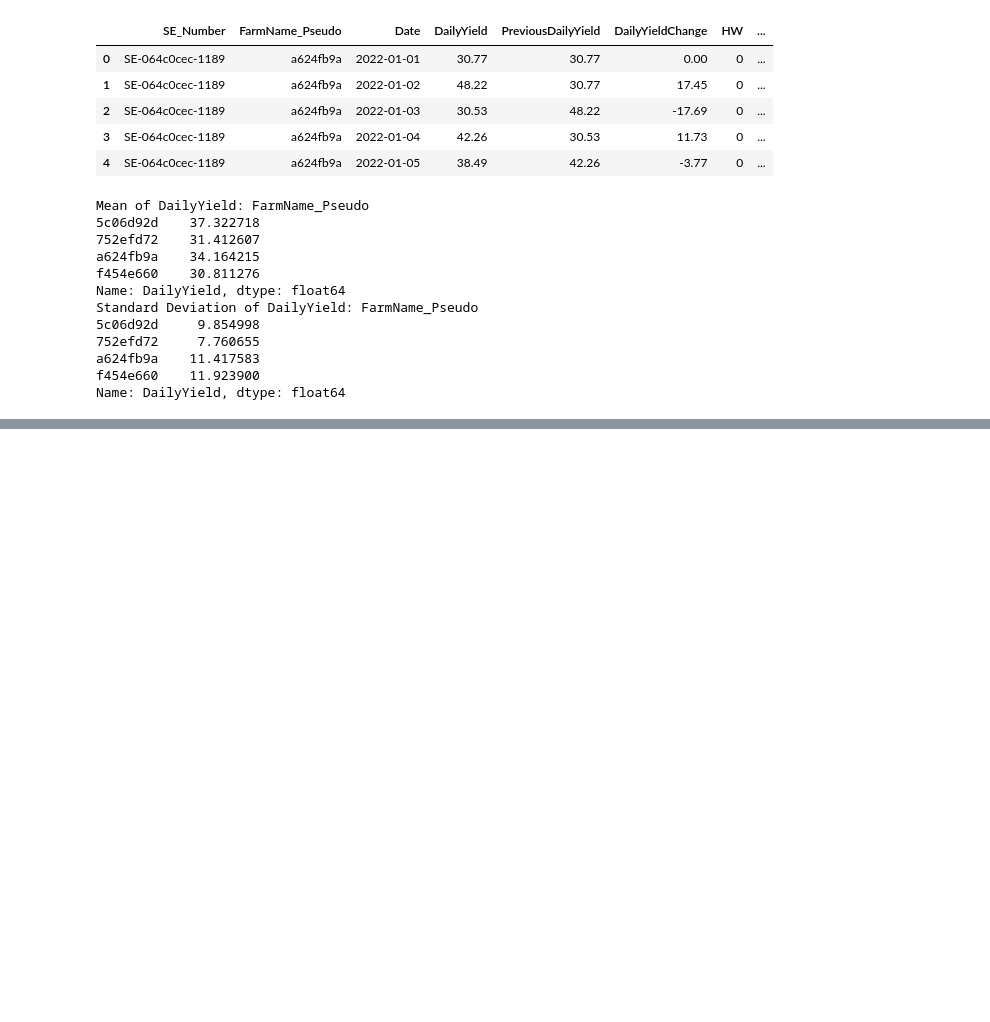
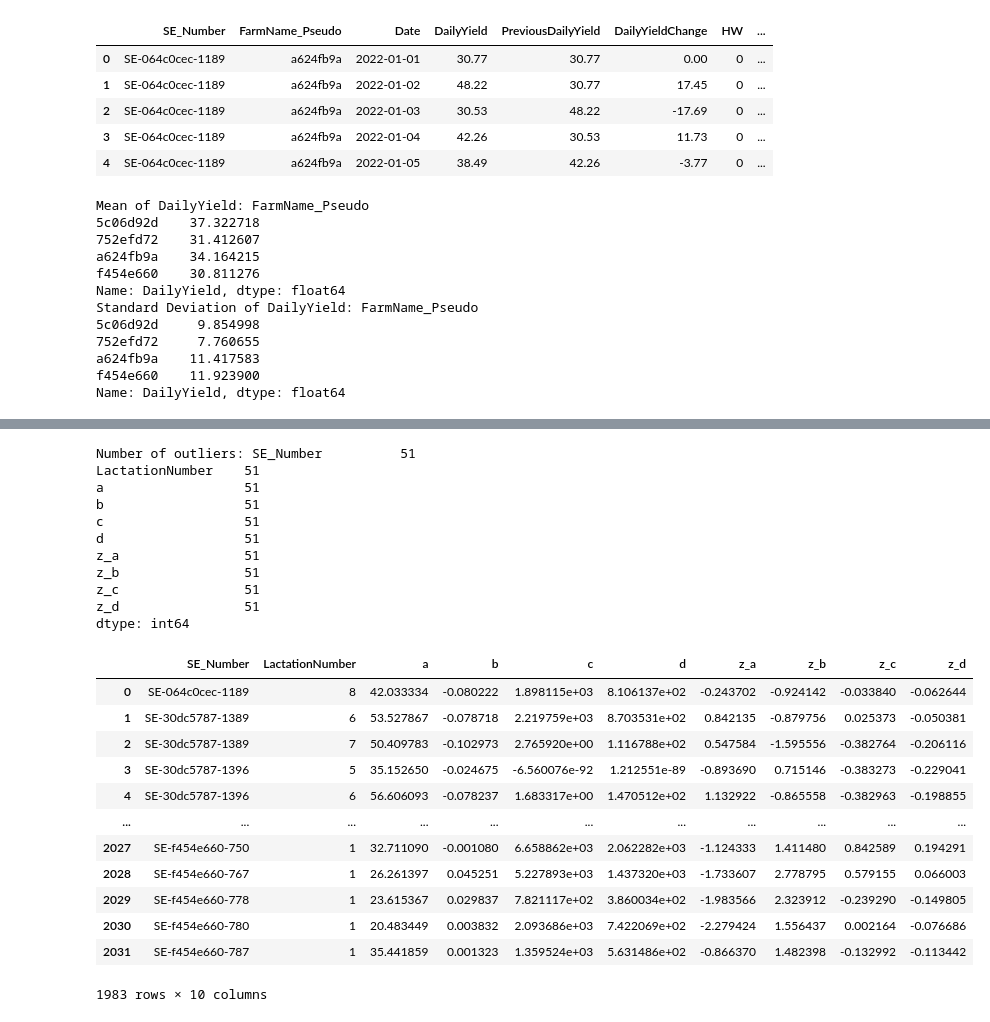
Before and after one commit to jockepolis/HeatStressEvaluationSummer24, a Jupyter notebook: IdentifyHeatstress/WilminksQuantile.ipynb, the cells around one changed output, grey strips where cells are left out. Saved outputs shown, nothing was run; the diff lists cells and outputs as text; code cells hidden in the pictures; blank space fills up the shorter version.

```diff
--- a/IdentifyHeatstress/WilminksQuantile.ipynb
+++ b/IdentifyHeatstress/WilminksQuantile.ipynb
@@ -304,0 +383,35 @@ Name: NormalizedDailyYield, dtype: Float64
+# %%
+# Identify outliers (using Z-score > 3.5 or < -3.5 as threshold)
+outliers = params_df[(np.abs(params_df[['z_a', 'z_b', 'z_c', 'z_d']]) > 3.5).any(axis=1)]
+
+x = outliers.count()
+print("Number of outliers:", x)
+
+# Optionally, drop the outliers
+params_df_cleaned = params_df.drop(outliers.index)
+params_df_cleaned.head(-5)
+# %% [output]
+Number of outliers: SE_Number          51
+LactationNumber    51
+a                  51
+b                  51
+c                  51
+d                  51
+z_a                51
+z_b                51
+z_c                51
+z_d                51
+dtype: int64
+|  | SE_Number | LactationNumber | a | b | c | d | z_a | z_b | z_c | z_d |
+| 0 | SE-064c0cec-1189 | 8 | 42.033334 | -0.080222 | 1.898115e+03 | 8.106137e+02 | -0.243702 | -0.924142 | -0.033840 | -0.062644 |
+| 1 | SE-30dc5787-1389 | 6 | 53.527867 | -0.078718 | 2.219759e+03 | 8.703531e+02 | 0.842135 | -0.879756 | 0.025373 | -0.050381 |
+| 2 | SE-30dc5787-1389 | 7 | 50.409783 | -0.102973 | 2.765920e+00 | 1.116788e+02 | 0.547584 | -1.595556 | -0.382764 | -0.206116 |
+| 3 | SE-30dc5787-1396 | 5 | 35.152650 | -0.024675 | -6.560076e-92 | 1.212551e-89 | -0.893690 | 0.715146 | -0.383273 | -0.229041 |
+| 4 | SE-30dc5787-1396 | 6 | 56.606093 | -0.078237 | 1.683317e+00 | 1.470512e+02 | 1.132922 | -0.865558 | -0.382963 | -0.198855 |
+| ... | ... | ... | ... | ... | ... | ... | ... | ... | ... | ... |
+| 2027 | SE-f454e660-750 | 1 | 32.711090 | -0.001080 | 6.658862e+03 | 2.062282e+03 | -1.124333 | 1.411480 | 0.842589 | 0.194291 |
+| 2028 | SE-f454e660-767 | 1 | 26.261397 | 0.045251 | 5.227893e+03 | 1.437320e+03 | -1.733607 | 2.778795 | 0.579155 | 0.066003 |
+| 2029 | SE-f454e660-778 | 1 | 23.615367 | 0.029837 | 7.821117e+02 | 3.860034e+02 | -1.983566 | 2.323912 | -0.239290 | -0.149805 |
+| 2030 | SE-f454e660-780 | 1 | 20.483449 | 0.003832 | 2.093686e+03 | 7.422069e+02 | -2.279424 | 1.556437 | 0.002164 | -0.076686 |
+| 2031 | SE-f454e660-787 | 1 | 35.441859 | 0.001323 | 1.359524e+03 | 5.631486e+02 | -0.866370 | 1.482398 | -0.132992 | -0.113442 |
+1983 rows × 10 columns
```
Also changed, not shown: parts of 22 cells of this notebook, 1 other file.
